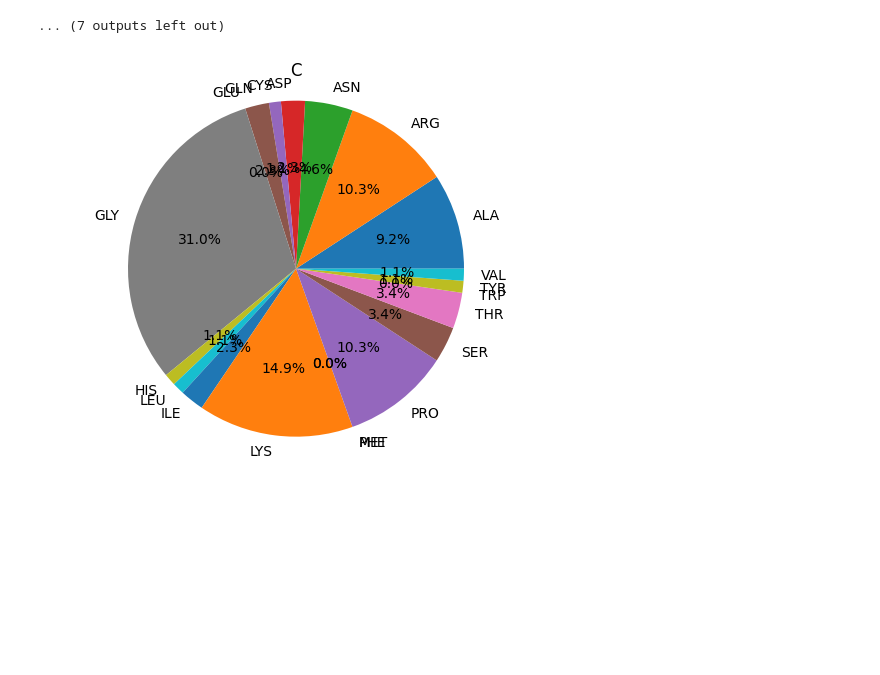
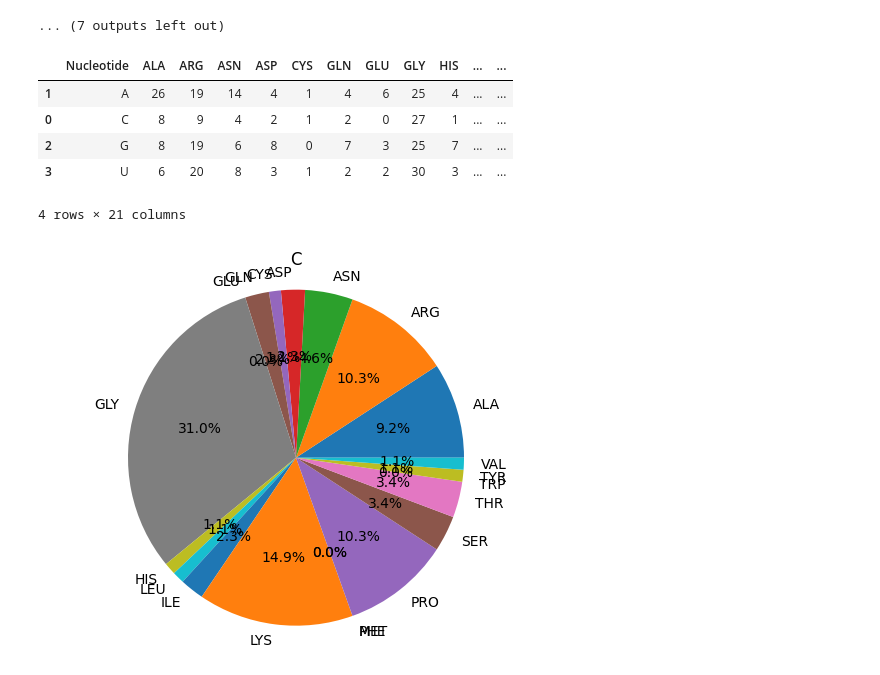
Before and after one commit to EnnesJp/Monografia-Sistemas-de-Informacao, a Jupyter notebook: II/MSI_JoaoPedroEnnes.ipynb, the cells around one changed output. Cells and saved outputs as stored; diff of their text form; code cells hidden in the pictures; blank space fills up the shorter version.

```diff
--- a/II/MSI_JoaoPedroEnnes.ipynb
+++ b/II/MSI_JoaoPedroEnnes.ipynb
@@ -977,11 +996,19 @@ plotNucleotideFrequency(frequency_df, 'db-alpha-nucleotides-frequency')
 # %%
 nucleotides_interaction_stats = {}
 
 for val in all_interactions:
   nucleotides_interaction_stats[val['to']] = getListNumclAmin(val['to'])
 
 frequencyNumclAmin = getNucleotideFreq(nucleotides_interaction_stats)
 frequency_df = mountNucleotideFrequencyDf(frequencyNumclAmin)
+frequency_df.sort_values(by=['Nucleotide'])
+# %% [output]
+|  | Nucleotide | ALA | ARG | ASN | ASP | CYS | GLN | GLU | GLY | HIS | ... | ... |
+| 1 | A | 26 | 19 | 14 | 4 | 1 | 4 | 6 | 25 | 4 | ... | ... |
+| 0 | C | 8 | 9 | 4 | 2 | 1 | 2 | 0 | 27 | 1 | ... | ... |
+| 2 | G | 8 | 19 | 6 | 8 | 0 | 7 | 3 | 25 | 7 | ... | ... |
+| 3 | U | 6 | 20 | 8 | 3 | 1 | 2 | 2 | 30 | 3 | ... | ... |
+4 rows × 21 columns
 # %%
 plotNucleotideFreq(frequency_df, 'db-alpha-aminoacids-frequency')
 # %% [output]
```
Also changed, not shown: parts of 3 cells of this notebook.
